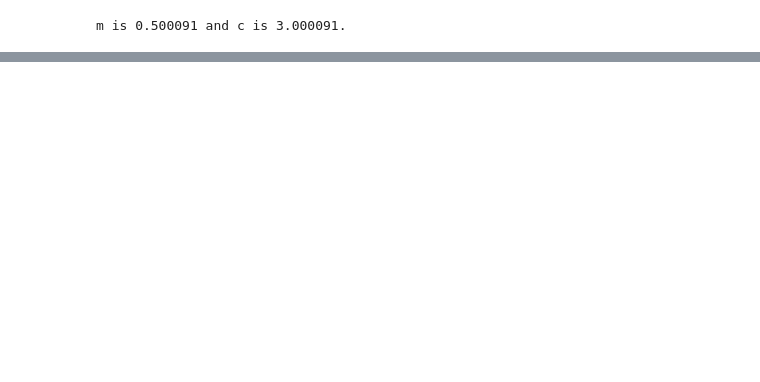
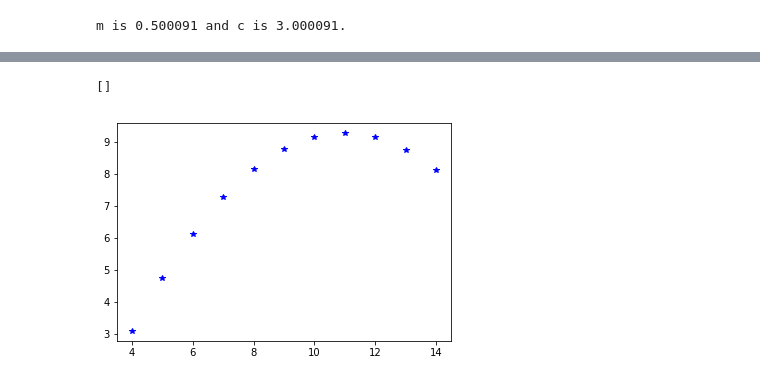
Before and after one commit to nualagallagher/fundamentals-of-data-analysis, a Jupyter notebook: fundamentals of data analysis assignment.ipynb, the cells around one changed output, grey strips where cells are left out. Cells and saved outputs as stored; diff of their text form; code cells hidden in the pictures; blank space fills up the shorter version.

```diff
--- a/fundamentals of data analysis assignment.ipynb
+++ b/fundamentals of data analysis assignment.ipynb
@@ -76,0 +182,9 @@ TypeError: list indices must be integers or slices, not tuple
+# %%
+e = [10, 8, 13, 9, 11, 14, 6, 4, 12, 7, 5]
+f = [9.14, 8.14, 8.74, 8.77, 9.26, 8.1, 6.13, 3.1, 9.13, 7.26, 4.74]
+# %%
+plt.plot(e, f,'b*')
+plt.plot()
+# %% [output]
+[]
+[figure, added]
```
Also changed, not shown: parts of 34 cells of this notebook.
